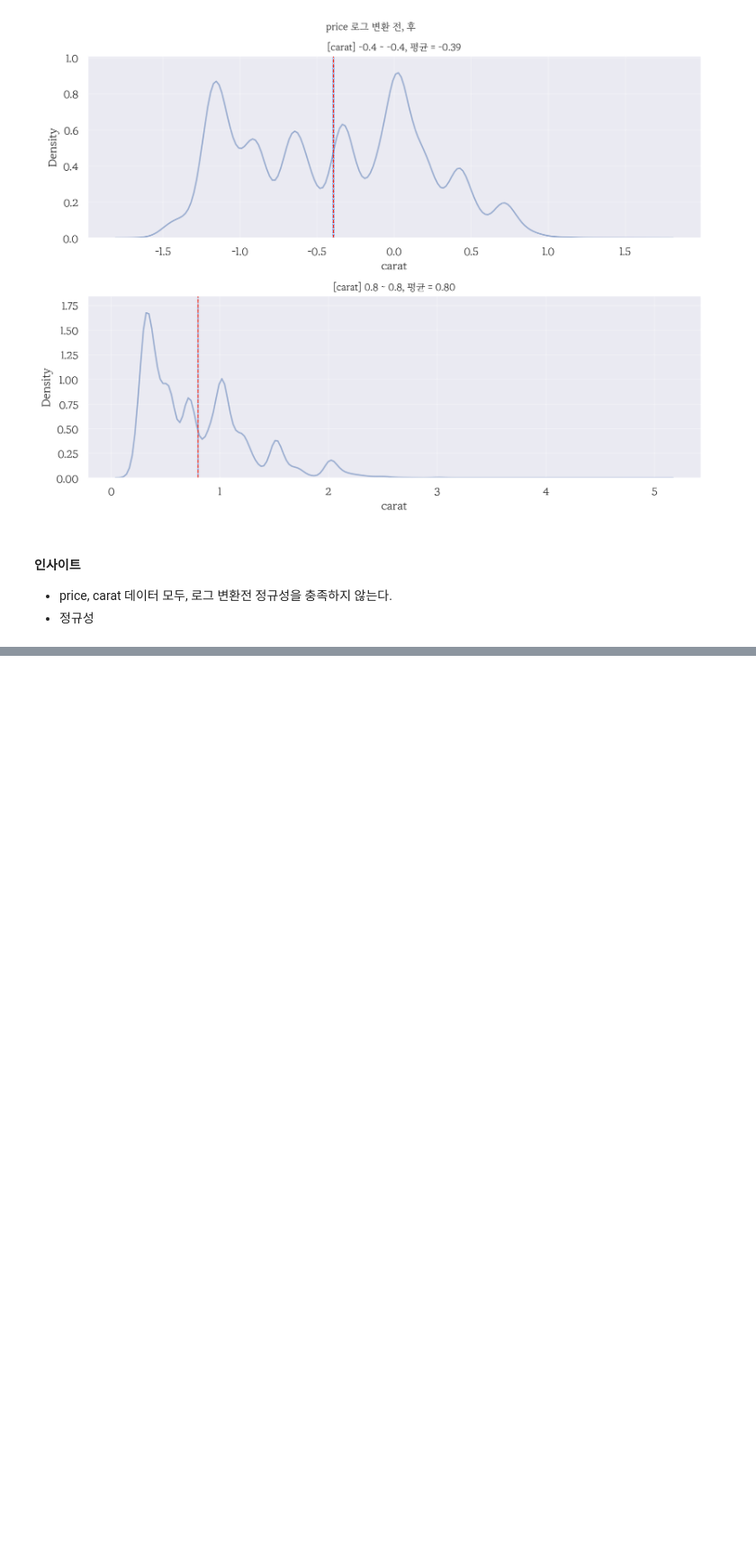
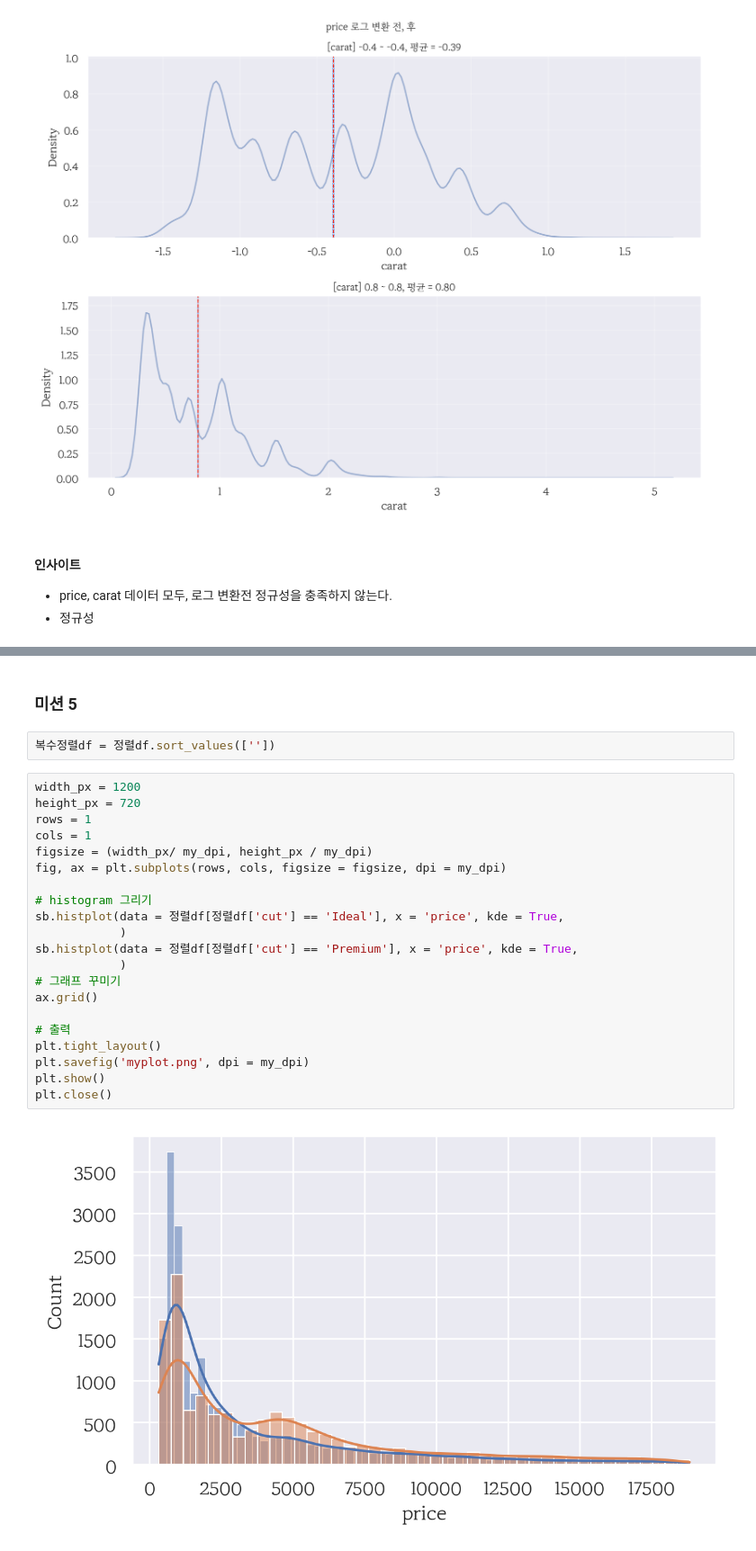
Before and after one commit to JAEYONG0303/For-python-, a Jupyter notebook: DATA ANALISIS BASIC/Diamonds project.ipynb, the cells around one changed output, grey strips where cells are left out. Shown: that part at 90% size. Saved outputs shown, nothing was run; the diff lists cells and outputs as text; blank space fills up the shorter version.

```diff
--- a/DATA ANALISIS BASIC/Diamonds project.ipynb
+++ b/DATA ANALISIS BASIC/Diamonds project.ipynb
@@ -332,0 +402,27 @@ plt.close()
+# %% [markdown]
+### 미션 5
+# %%
+복수정렬df = 정렬df.sort_values([''])
+# %%
+width_px = 1200
+height_px = 720
+rows = 1
+cols = 1
+figsize = (width_px/ my_dpi, height_px / my_dpi)
+fig, ax = plt.subplots(rows, cols, figsize = figsize, dpi = my_dpi)
+
+# histogram 그리기
+sb.histplot(data = 정렬df[정렬df['cut'] == 'Ideal'], x = 'price', kde = True,
+            )
+sb.histplot(data = 정렬df[정렬df['cut'] == 'Premium'], x = 'price', kde = True,
+            )
+# 그래프 꾸미기
+ax.grid()
+
+# 출력
+plt.tight_layout()
+plt.savefig('myplot.png', dpi = my_dpi)
+plt.show()
+plt.close()
+# %% [output]
+[figure, added]
```
Also changed, not shown: parts of 6 cells of this notebook, 3 other files.
